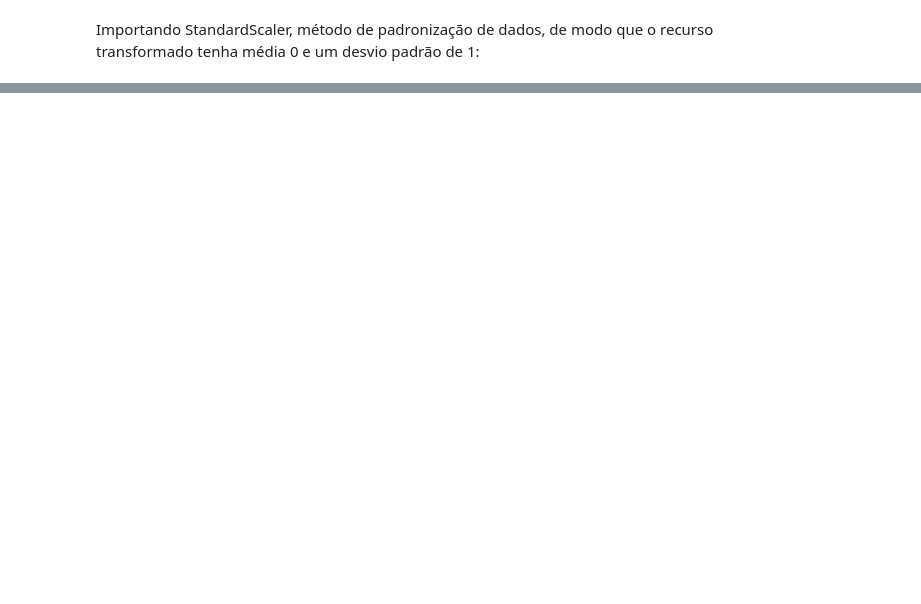
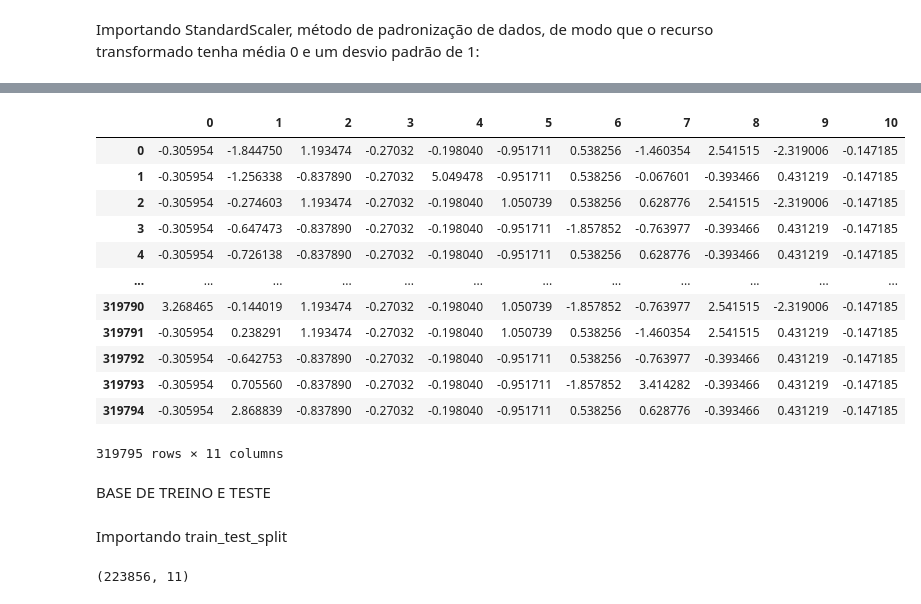
Before and after one commit to danlamberg/DS_AprenzidadoMaqSupervisionado, a Jupyter notebook: Aprendizado_de_Máquina_Supervisionado.ipynb, the cells around one changed output, grey strips where cells are left out. Saved outputs shown, nothing was run; the diff lists cells and outputs as text; code cells hidden in the pictures; blank space fills up the shorter version.

```diff
--- a/Aprendizado_de_Máquina_Supervisionado.ipynb
+++ b/Aprendizado_de_Máquina_Supervisionado.ipynb
@@ -528,0 +514,21 @@ memory usage: 56.1+ MB
+# %%
+previsoresdf = pd.DataFrame(previsores_esc)
+previsoresdf
+# %% [output]
+|  | 0 | 1 | 2 | 3 | 4 | 5 | 6 | 7 | 8 | 9 | 10 |
+| 0 | -0.305954 | -1.844750 | 1.193474 | -0.27032 | -0.198040 | -0.951711 | 0.538256 | -1.460354 | 2.541515 | -2.319006 | -0.147185 |
+| 1 | -0.305954 | -1.256338 | -0.837890 | -0.27032 | 5.049478 | -0.951711 | 0.538256 | -0.067601 | -0.393466 | 0.431219 | -0.147185 |
+| 2 | -0.305954 | -0.274603 | 1.193474 | -0.27032 | -0.198040 | 1.050739 | 0.538256 | 0.628776 | 2.541515 | -2.319006 | -0.147185 |
+| 3 | -0.305954 | -0.647473 | -0.837890 | -0.27032 | -0.198040 | -0.951711 | -1.857852 | -0.763977 | -0.393466 | 0.431219 | -0.147185 |
+| 4 | -0.305954 | -0.726138 | -0.837890 | -0.27032 | -0.198040 | -0.951711 | 0.538256 | 0.628776 | -0.393466 | 0.431219 | -0.147185 |
+| ... | ... | ... | ... | ... | ... | ... | ... | ... | ... | ... | ... |
+| 319790 | 3.268465 | -0.144019 | 1.193474 | -0.27032 | -0.198040 | 1.050739 | -1.857852 | -0.763977 | 2.541515 | -2.319006 | -0.147185 |
+| 319791 | -0.305954 | 0.238291 | 1.193474 | -0.27032 | -0.198040 | 1.050739 | 0.538256 | -1.460354 | 2.541515 | 0.431219 | -0.147185 |
+| 319792 | -0.305954 | -0.642753 | -0.837890 | -0.27032 | -0.198040 | -0.951711 | 0.538256 | -0.763977 | -0.393466 | 0.431219 | -0.147185 |
+| 319793 | -0.305954 | 0.705560 | -0.837890 | -0.27032 | -0.198040 | -0.951711 | -1.857852 | 3.414282 | -0.393466 | 0.431219 | -0.147185 |
+| 319794 | -0.305954 | 2.868839 | -0.837890 | -0.27032 | -0.198040 | -0.951711 | 0.538256 | 0.628776 | -0.393466 | 0.431219 | -0.147185 |
+319795 rows × 11 columns
+# %% [markdown]
+BASE DE TREINO E TESTE
+# %% [markdown]
+Importando train_test_split
@@ -528,0 +539,4 @@ memory usage: 56.1+ MB
+# %%
+x_treino.shape
+# %% [output]
+(223856, 11)
```
Also changed, not shown: parts of 64 cells of this notebook.
